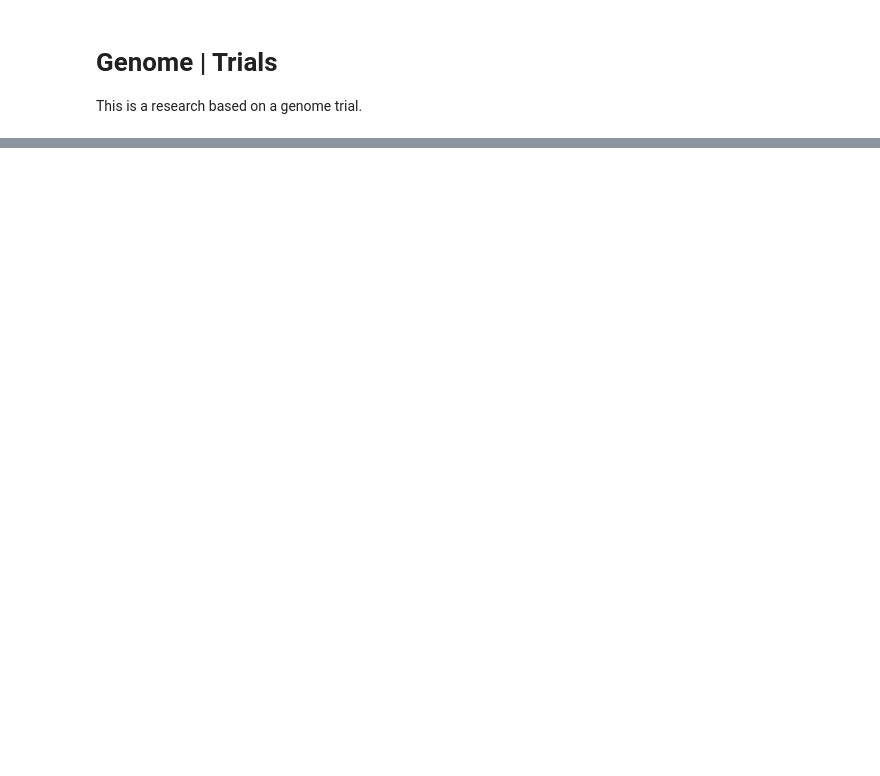
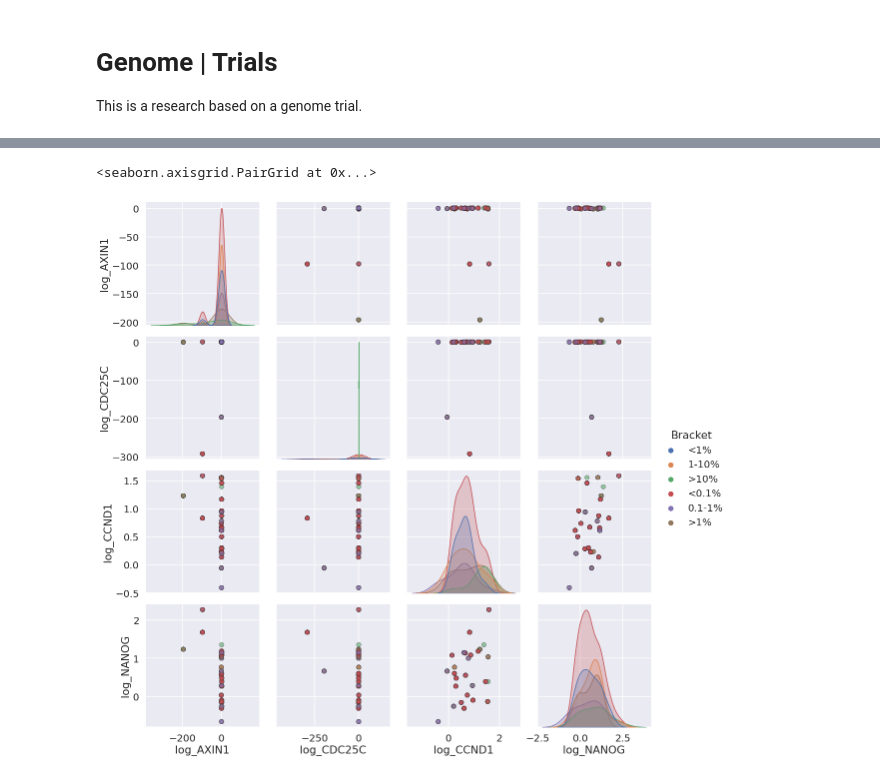
Before and after one commit to epappas/datascience, a Jupyter notebook: biomed_01_2021/biomed_01_2021.ipynb, the cells around one changed output, grey strips where cells are left out. Saved outputs shown, nothing was run; the diff lists cells and outputs as text; code cells hidden in the pictures; blank space fills up the shorter version.

```diff
--- a/biomed_01_2021/biomed_01_2021.ipynb
+++ b/biomed_01_2021/biomed_01_2021.ipynb
@@ -20,0 +21,18 @@ df = pd.read_csv("genes2.csv")
+# %%
+pio.renderers.default = 'colab'
+matplotlib.rcParams['font.size'] = 18
+sns.set_theme(style="darkgrid")
+sns.set_context('talk', font_scale=1.2);
+# %%
+# df = pd.read_csv("./work/biomed_01_2021/genes2.csv")
+# df = pd.read_csv("./work/biomed_01_2021/genes.csv")
+df = pd.read_csv("./work/biomed_01_2021/genes3.csv")
+# %%
+df = df.drop(columns=["Category", "Patient", "WNT2","DLL1"])
+# %%
+df['log_AXIN1'] = np.log10(df['AXIN1'])
+df['log_CDC25C'] = np.log10(df['CDC25C'])
+df['log_CCND1'] = np.log10(df['CCND1'])
+df['log_NANOG'] = np.log10(df['NANOG'])
+# Drop the non-transformed columns
+df = df.drop(columns = ['AXIN1', 'CDC25C', 'CCND1', 'NANOG'])
@@ -20,0 +83,58 @@ df = pd.read_csv("genes2.csv")
+# %%
+# Function to calculate correlation coefficient between two arrays
+def corr(x, y, **kwargs):
+
+    # Calculate the value
+    coef = np.corrcoef(x, y)[0][1]
+    # Make the label
+    label = r'$\rho$ = ' + str(round(coef, 2))
+
+    # Add the label to the plot
+    ax = plt.gca()
+    ax.annotate(label, xy = (0.2, 0.95), size = 20, xycoords = ax.transAxes)
+
+# Define a summary function
+def summary(x, **kwargs):
+    # Convert to a pandas series
+    x = pd.Series(x)
+
+    # Get stats for the series
+    label = x.describe()[['mean', 'std', 'min', '50%', 'max']]
+
+    # Convert from log to regular scale
+    # Adjust the column names for presentation
+    # if label.name == 'log_pop':
+    #     label = 10 ** label
+    #     label.name = 'pop stats'
+    # elif label.name == 'log_gdp_per_cap':
+    #     label = 10 ** label
+    #     label.name = 'gdp_per_cap stats'
+    # else:
+    #     label.name = 'life_exp stats'
+
+    # Round the labels for presentation
+    label = label.round()
+    ax = plt.gca()
+    ax.set_axis_off()
+
+    # Add the labels to the plot
+    ax.annotate(pd.DataFrame(label),
+               xy = (0.1, 0.2), size = 20, xycoords = ax.transAxes)
+
+
+sns.pairplot(df, hue = 'Bracket', diag_kind = 'kde', plot_kws = {'alpha': 0.6, 's': 80, 'edgecolor': 'k'}, height = 4)
+# Create a pair grid instance
+# grid = sns.PairGrid(df,
+#                     hue = 'Bracket', diag_kind = 'kde', plot_kws = {'alpha': 0.6, 's': 80, 'edgecolor': 'k'}, height = 4,
+#                     vars = ['log_AXIN1',	'log_CDC25C',	'log_CCND1',	'log_NANOG'])
+
+# Fill in the mappings
+# grid = grid.map_upper(plt.scatter, color = 'darkred')
+# grid = grid.map_upper(plt.scatter)
+# grid = grid.map_upper(corr)
+# # grid = grid.map_lower(sns.kdeplot, cmap = 'Reds')
+# grid = grid.map_lower(sns.kdeplot)
+# # grid = grid.map_diag(summary);
+# %% [output]
+<seaborn.axisgrid.PairGrid at 0x...>
+[figure, added]
```
Also changed, not shown: parts of 15 cells of this notebook, 1 other file.
